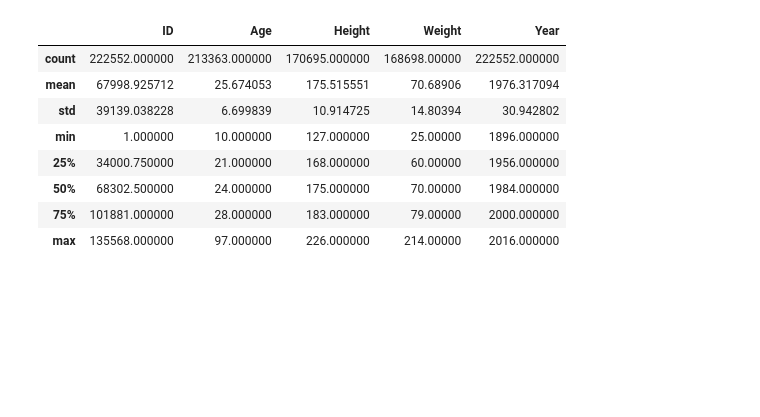
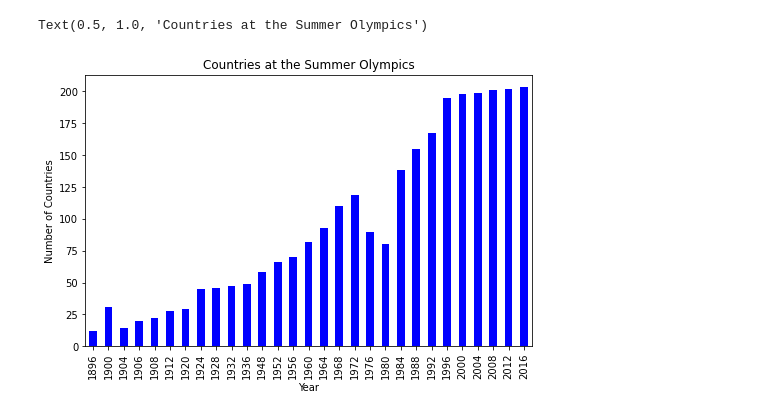
Before and after one commit to sissa81/project1, a Jupyter notebook: olympics.ipynb, the cells around one changed output. Cells and saved outputs as stored; diff of their text form; code cells hidden in the pictures; blank space fills up the shorter version.

```diff
--- a/olympics.ipynb
+++ b/olympics.ipynb
@@ -63,3 +102,0 @@ winterGames_df.describe()
-# %%
-summerGames_df = athletes_df[athletes_df['Season'] == 'Summer']
-summerGames_df
@@ -80,12 +103,10 @@ summerGames_df
-# %%
-summerGames_df.describe()
-# %% [output]
-|  | ID | Age | Height | Weight | Year |
-| count | 222552.000000 | 213363.000000 | 170695.000000 | 168698.00000 | 222552.000000 |
-| mean | 67998.925712 | 25.674053 | 175.515551 | 70.68906 | 1976.317094 |
-| std | 39139.038228 | 6.699839 | 10.914725 | 14.80394 | 30.942802 |
-| min | 1.000000 | 10.000000 | 127.000000 | 25.00000 | 1896.000000 |
-| 25% | 34000.750000 | 21.000000 | 168.000000 | 60.00000 | 1956.000000 |
-| 50% | 68302.500000 | 24.000000 | 175.000000 | 70.00000 | 1984.000000 |
-| 75% | 101881.000000 | 28.000000 | 183.000000 | 79.00000 | 2000.000000 |
-| max | 135568.000000 | 97.000000 | 226.000000 | 214.00000 | 2016.000000 |
+# %%
+# Number of countries participated the Olympics (Many countries boycotted the 1980 olympics)
+plt.figure(figsize=(8,5))
+summerGames_df.groupby('Year')['Country'].nunique().plot(kind='bar',color='blue')
+plt.xticks(rotation = 90)
+plt.ylabel("Number of Countries")
+plt.title("Countries at the Summer Olympics")
+# %% [output]
+Text(0.5, 1.0, 'Countries at the Summer Olympics')
+[figure, added]
```
Also changed, not shown: parts of 13 cells of this notebook.
